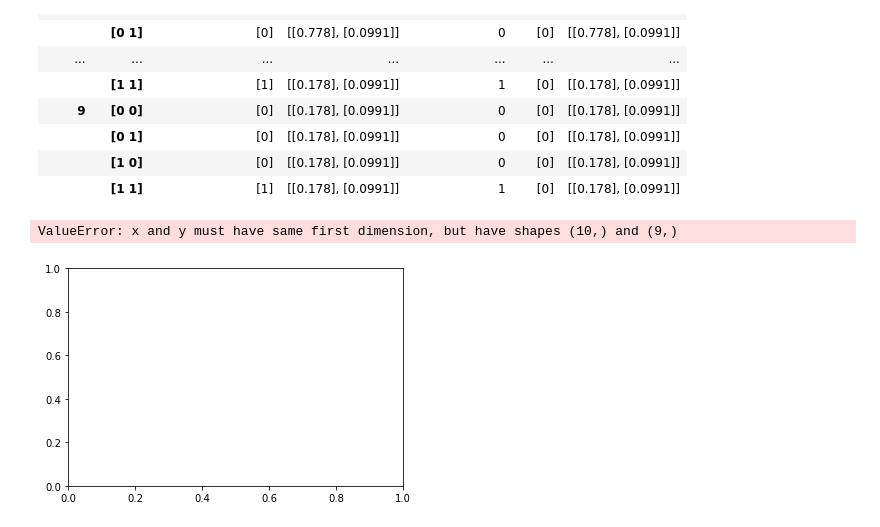
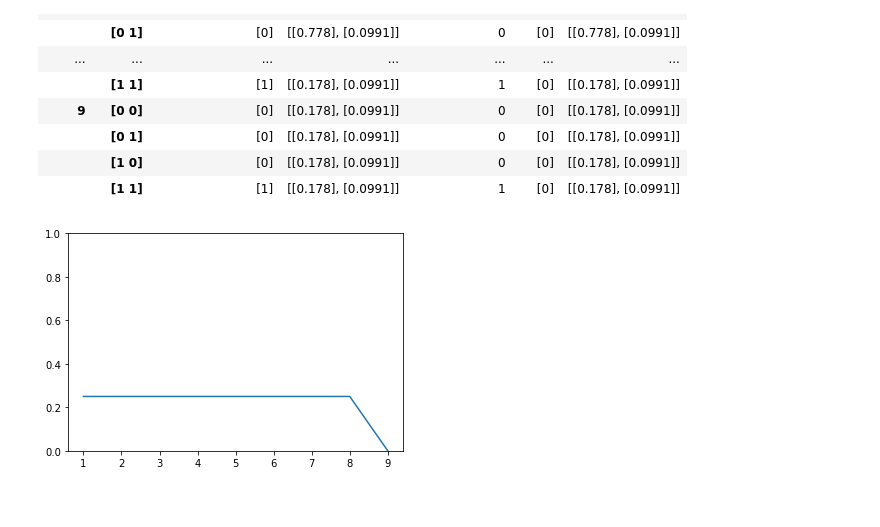
Before and after one commit to marcos261099/Practica2IA2, a Jupyter notebook: p1/L2P1-Perceptron.ipynb, the cells around one changed output. Saved outputs shown, nothing was run; the diff lists cells and outputs as text; code cells hidden in the pictures.

```diff
--- a/p1/L2P1-Perceptron.ipynb
+++ b/p1/L2P1-Perceptron.ipynb
@@ -66,15 +63,15 @@ def entrenar(entradas,salidas,epoch):
         ErroresEpoch.append(errorM)
         pintamos(i)
         if errorM==0:
-            return ErroresEpoch
-    return ErroresEpoch
+            return i,ErroresEpoch
+    return i,ErroresEpoch
 # %%
 def clasificacion(entradas):
     S=np.dot(entradas,pesos)
     print(funcionActivacion(S[0],Umbral))
 # %%
-periodo=10
-ErroresEpoch=entrenar(entradas,salidas,periodo)
+periodo=100
+EpochNecesarios,ErroresEpoch=entrenar(entradas,salidas,periodo)
 pesos
 # %% [output]
 [figure]
@@ -113,14 +110,12 @@ df
 |  | [1 1] | [1] | [[0.178], [0.0991]] | 1 | [0] | [[0.178], [0.0991]] |
 # %%
 
-plt.plot(np.arange(periodo),ErroresEpoch)
+plt.plot(np.arange(EpochNecesarios+1)+1,ErroresEpoch)
 axes = plt.gca()
 axes.set_ylim([0,1])
 plt.show()
-ErroresEpoch
 # %% [output]
-ValueError: x and y must have same first dimension, but have shapes (10,) and (9,)
-[figure, old version]
+[figure, new version]
 # %%
 clasificacion(np.array([0,0]))
 clasificacion(np.array([0,1]))
```
Also changed, not shown: parts of 4 cells of this notebook.
